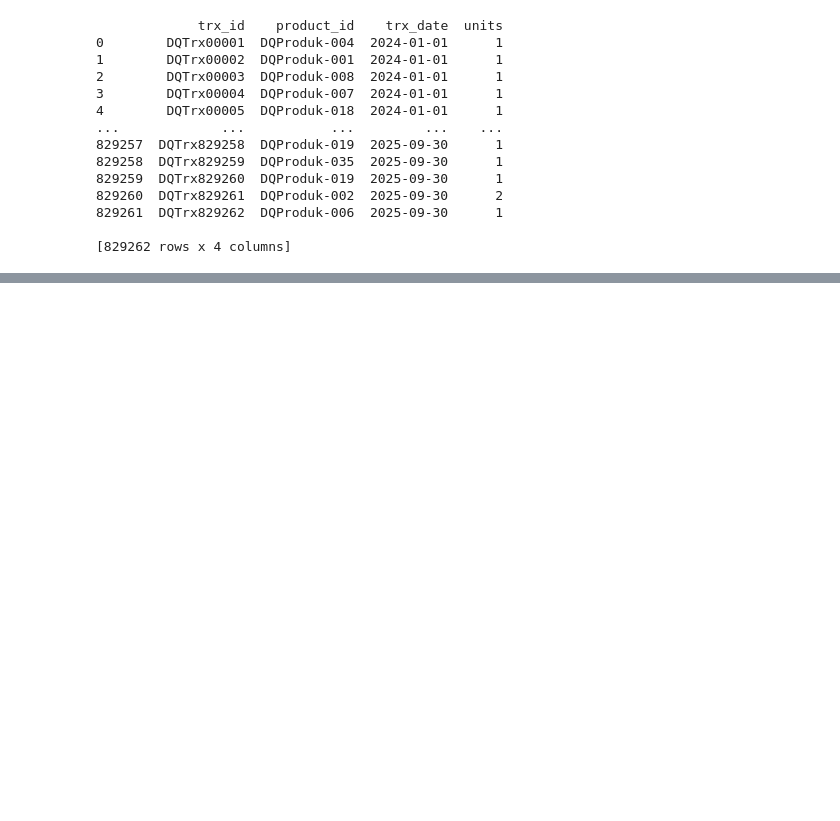
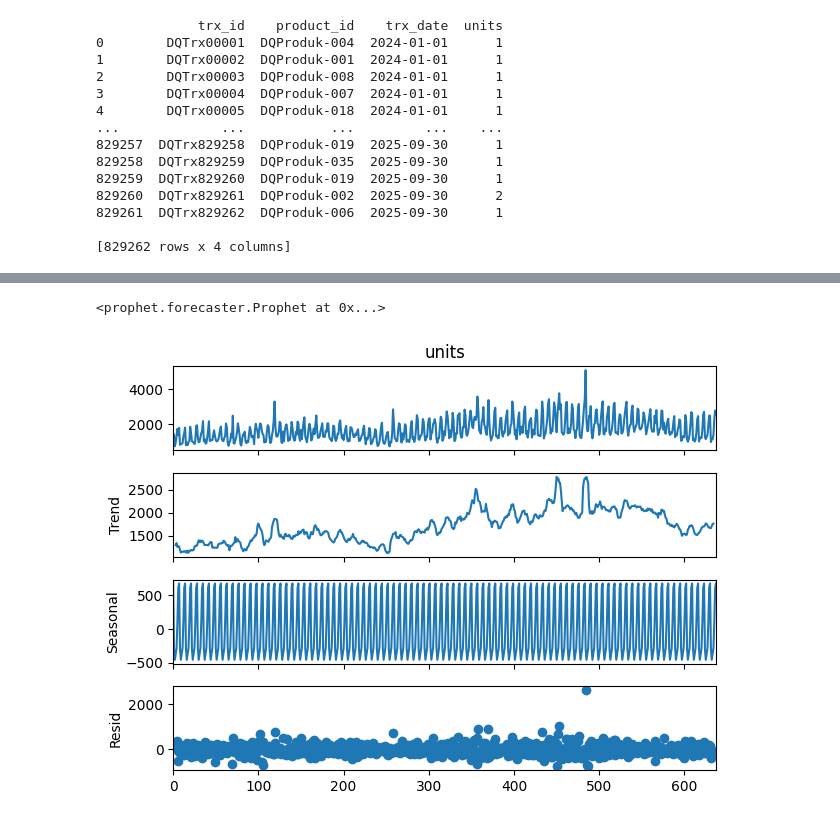
Before and after one commit to f1c221058/bussines-analyst-with-mechine-learning, a Jupyter notebook: Forecasting and Anomaly Detection.ipynb, the cells around one changed output, grey strips where cells are left out. Saved outputs shown, nothing was run; the diff lists cells and outputs as text; code cells hidden in the pictures; blank space fills up the shorter version.

```diff
--- a/Forecasting and Anomaly Detection.ipynb
+++ b/Forecasting and Anomaly Detection.ipynb
@@ -25,0 +68,40 @@ print(df)
+# %%
+# log yang dihasilkan oleh library Prophet sebagai error.
+import logging
+logging.getLogger('cmdstanpy').disabled = True
+
+# Import library pandas dan prophet
+import pandas as pd
+from prophet import Prophet
+
+# Baca dataset
+df = pd.read_csv("https://storage.googleapis.com/dqlab-dataset/sales.csv")
+
+# Agregasi tabel dalam bentuk total penjualan per hari
+sales_by_date = df.groupby('trx_date')['units'].sum().reset_index()
+
+# Ubah tipe data kolom waktu menjadi datetime
+sales_by_date["trx_date"] = pd.to_datetime(sales_by_date["trx_date"])
+
+# Ubah nama kolom agar sesuai format Prophet (ds untuk tanggal, y untuk target)
+prophet_df = sales_by_date.rename(columns={'trx_date': 'ds', 'units': 'y'})
+
+# Definisikan model prophet
+model = Prophet()
+
+# Training model prophet
+model.fit(prophet_df)
+# %% [output]
+<prophet.forecaster.Prophet at 0x...>
+# %%
+import matplotlib.pyplot as plt
+from statsmodels.tsa.seasonal import seasonal_decompose
+
+# Dekomposisi additive (Observed = Trend + Seasonality + Residual)
+result = seasonal_decompose(sales_by_date['units'], model='additive', period=7)
+
+# Plot hasil dekomposisi
+result.plot()
+plt.show()
+# %% [output]
+[figure, added]
```
Also changed, not shown: parts of 13 cells of this notebook, 4 other files.
